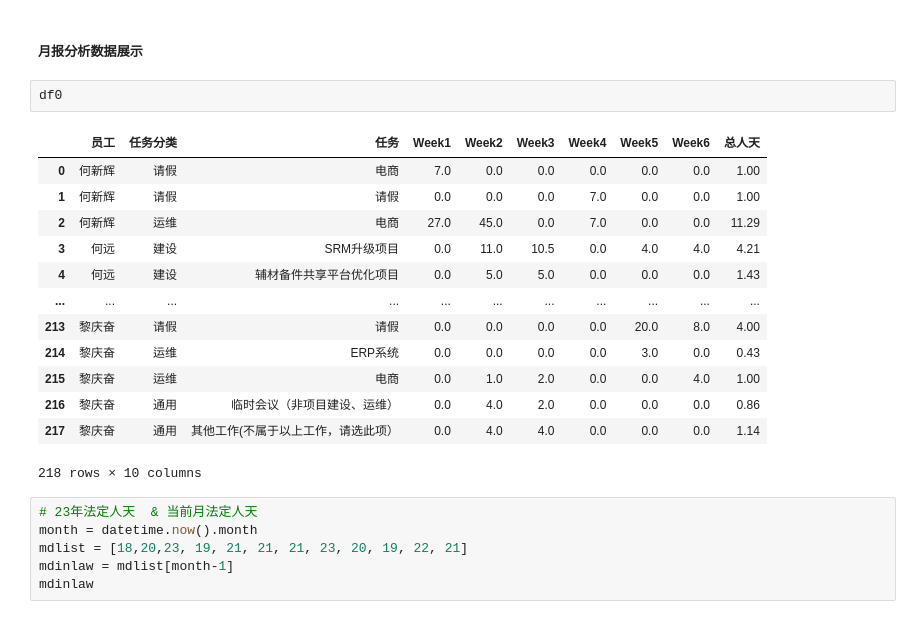
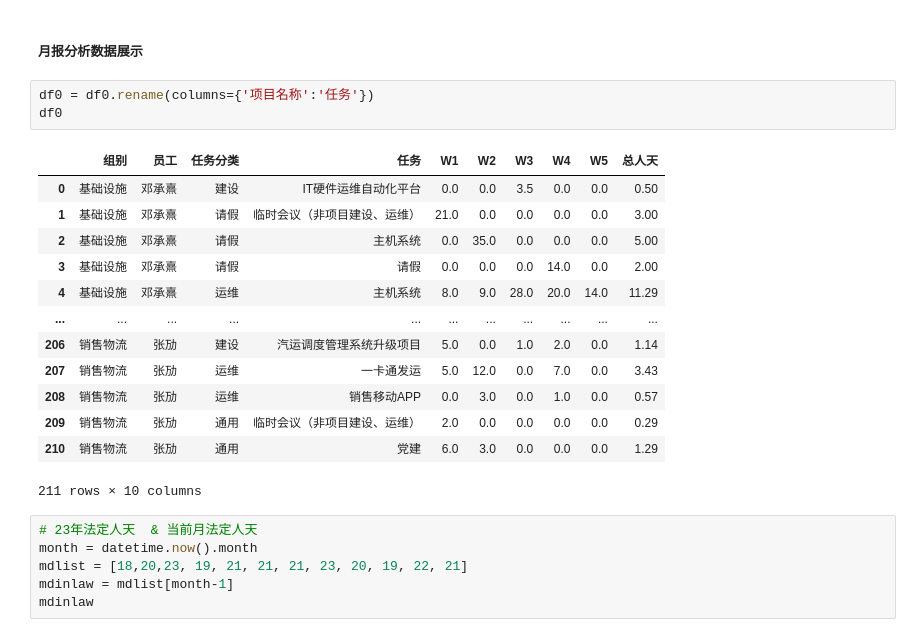
Before and after one commit to 851499540/weeksheet, a Jupyter notebook: script_v1.0_stab.ipynb, the cells around one changed output. Saved outputs shown, nothing was run; the diff lists cells and outputs as text.

```diff
--- a/script_v1.0_stab.ipynb
+++ b/script_v1.0_stab.ipynb
@@ -222,22 +223,23 @@ df0 = main()
 # subprocess.call([opener, './'])
 # %% [markdown]
 ##### 月报分析数据展示
-# %%
-df0
-# %% [output]
-|  | 员工 | 任务分类 | 任务 | Week1 | Week2 | Week3 | Week4 | Week5 | Week6 | 总人天 |
-| 0 | 何新辉 | 请假 | 电商 | 7.0 | 0.0 | 0.0 | 0.0 | 0.0 | 0.0 | 1.00 |
-| 1 | 何新辉 | 请假 | 请假 | 0.0 | 0.0 | 0.0 | 7.0 | 0.0 | 0.0 | 1.00 |
-| 2 | 何新辉 | 运维 | 电商 | 27.0 | 45.0 | 0.0 | 7.0 | 0.0 | 0.0 | 11.29 |
-| 3 | 何远 | 建设 | SRM升级项目 | 0.0 | 11.0 | 10.5 | 0.0 | 4.0 | 4.0 | 4.21 |
-| 4 | 何远 | 建设 | 辅材备件共享平台优化项目 | 0.0 | 5.0 | 5.0 | 0.0 | 0.0 | 0.0 | 1.43 |
-| ... | ... | ... | ... | ... | ... | ... | ... | ... | ... | ... |
-| 213 | 黎庆奋 | 请假 | 请假 | 0.0 | 0.0 | 0.0 | 0.0 | 20.0 | 8.0 | 4.00 |
-| 214 | 黎庆奋 | 运维 | ERP系统 | 0.0 | 0.0 | 0.0 | 0.0 | 3.0 | 0.0 | 0.43 |
-| 215 | 黎庆奋 | 运维 | 电商 | 0.0 | 1.0 | 2.0 | 0.0 | 0.0 | 4.0 | 1.00 |
-| 216 | 黎庆奋 | 通用 | 临时会议（非项目建设、运维） | 0.0 | 4.0 | 2.0 | 0.0 | 0.0 | 0.0 | 0.86 |
-| 217 | 黎庆奋 | 通用 | 其他工作(不属于以上工作，请选此项） | 0.0 | 4.0 | 4.0 | 0.0 | 0.0 | 0.0 | 1.14 |
-218 rows × 10 columns
+# %%
+df0 = df0.rename(columns={'项目名称':'任务'})
+df0
+# %% [output]
+|  | 组别 | 员工 | 任务分类 | 任务 | W1 | W2 | W3 | W4 | W5 | 总人天 |
+| 0 | 基础设施 | 邓承熹 | 建设 | IT硬件运维自动化平台 | 0.0 | 0.0 | 3.5 | 0.0 | 0.0 | 0.50 |
+| 1 | 基础设施 | 邓承熹 | 请假 | 临时会议（非项目建设、运维） | 21.0 | 0.0 | 0.0 | 0.0 | 0.0 | 3.00 |
+| 2 | 基础设施 | 邓承熹 | 请假 | 主机系统 | 0.0 | 35.0 | 0.0 | 0.0 | 0.0 | 5.00 |
+| 3 | 基础设施 | 邓承熹 | 请假 | 请假 | 0.0 | 0.0 | 0.0 | 14.0 | 0.0 | 2.00 |
+| 4 | 基础设施 | 邓承熹 | 运维 | 主机系统 | 8.0 | 9.0 | 28.0 | 20.0 | 14.0 | 11.29 |
+| ... | ... | ... | ... | ... | ... | ... | ... | ... | ... | ... |
+| 206 | 销售物流 | 张劢 | 建设 | 汽运调度管理系统升级项目 | 5.0 | 0.0 | 1.0 | 2.0 | 0.0 | 1.14 |
+| 207 | 销售物流 | 张劢 | 运维 | 一卡通发运 | 5.0 | 12.0 | 0.0 | 7.0 | 0.0 | 3.43 |
+| 208 | 销售物流 | 张劢 | 运维 | 销售移动APP | 0.0 | 3.0 | 0.0 | 1.0 | 0.0 | 0.57 |
+| 209 | 销售物流 | 张劢 | 通用 | 临时会议（非项目建设、运维） | 2.0 | 0.0 | 0.0 | 0.0 | 0.0 | 0.29 |
+| 210 | 销售物流 | 张劢 | 通用 | 党建 | 6.0 | 3.0 | 0.0 | 0.0 | 0.0 | 1.29 |
+211 rows × 10 columns
 # %%
 # 23年法定人天  & 当前月法定人天
 month = datetime.now().month
```
Also changed, not shown: parts of 12 cells of this notebook, 42 other files.
